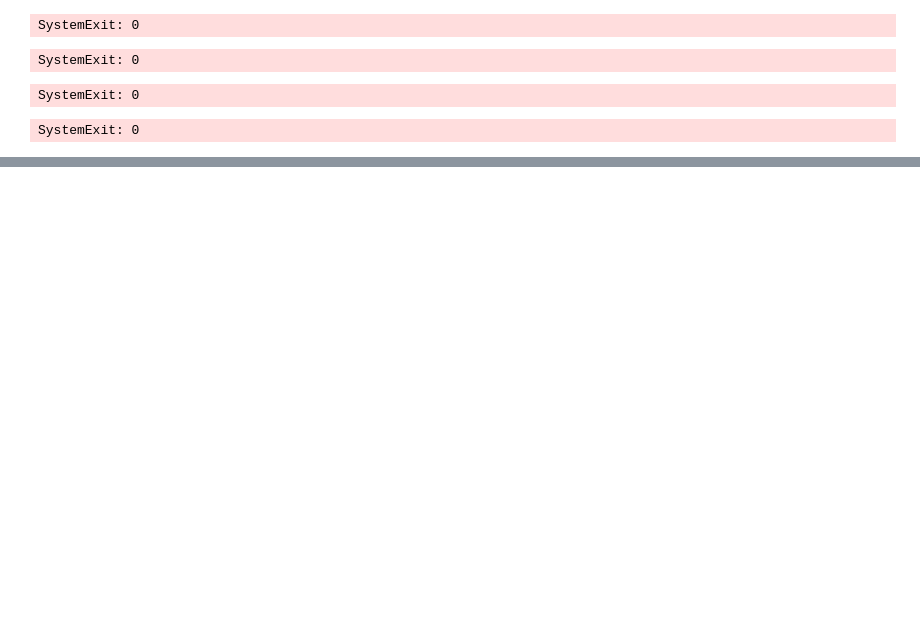
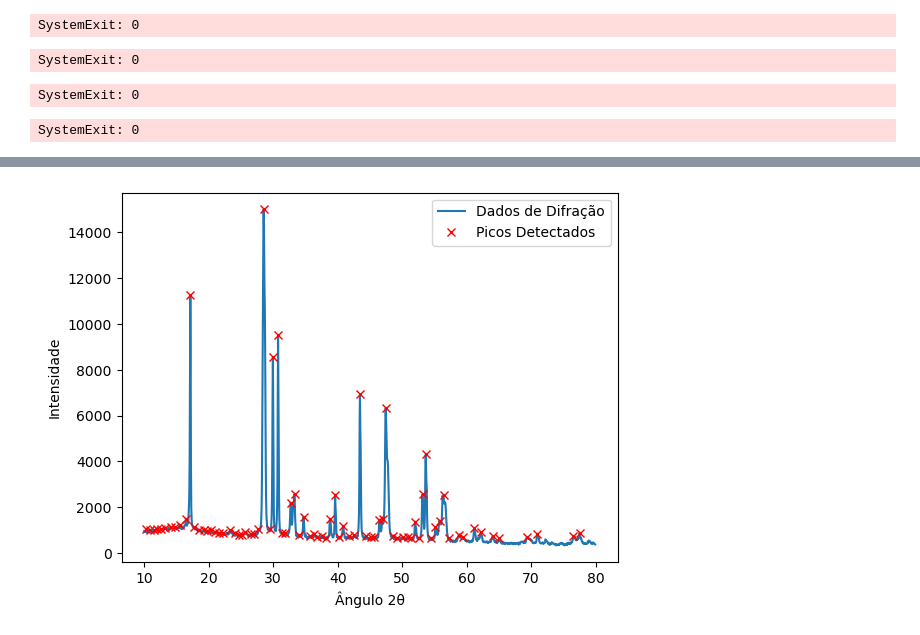
Before and after one commit to Mirovesaram/deCIFra, a Jupyter notebook: possiveisFuncionalidadesFuturo/testesParaComparadorPicos.ipynb, the cells around one changed output, grey strips where cells are left out. Drawn from its saved outputs; the diff is of its cells as text; code cells hidden in the pictures; blank space fills up the shorter version.

```diff
--- a/possiveisFuncionalidadesFuturo/testesParaComparadorPicos.ipynb
+++ b/possiveisFuncionalidadesFuturo/testesParaComparadorPicos.ipynb
@@ -763,0 +237,27 @@ SystemExit: 0
+# %%
+import numpy as np
+import matplotlib.pyplot as plt
+from scipy.signal import find_peaks
+import os
+import glob
+import pandas as pd
+caminho=r"C:\Users\aojor\Downloads\CodigosPython\vsCode\projetos\pacoteComparadorPicos\comparadorPicos"
+buscaXyPadrao=os.path.join(caminho,'*.xy')
+ArrayCaminhoXy=glob.glob(buscaXyPadrao)
+# Carregar dados do arquivo .xy
+data = np.loadtxt(ArrayCaminhoXy[0])
+x = data[:, 0]
+y = data[:, 1]
+
+# Detectar picos
+peaks, properties = find_peaks(y, height=600, distance=10, prominence=0.05)
+
+# Plot dos dados e picos detectados
+plt.plot(x, y, label='Dados de Difração')
+plt.plot(x[peaks], y[peaks], 'rx', label='Picos Detectados')
+plt.xlabel('Ângulo 2θ')
+plt.ylabel('Intensidade')
+plt.legend()
+plt.show()
+# %% [output]
+[figure, added]
```
Also changed, not shown: parts of 3 cells of this notebook, 1 other file.
